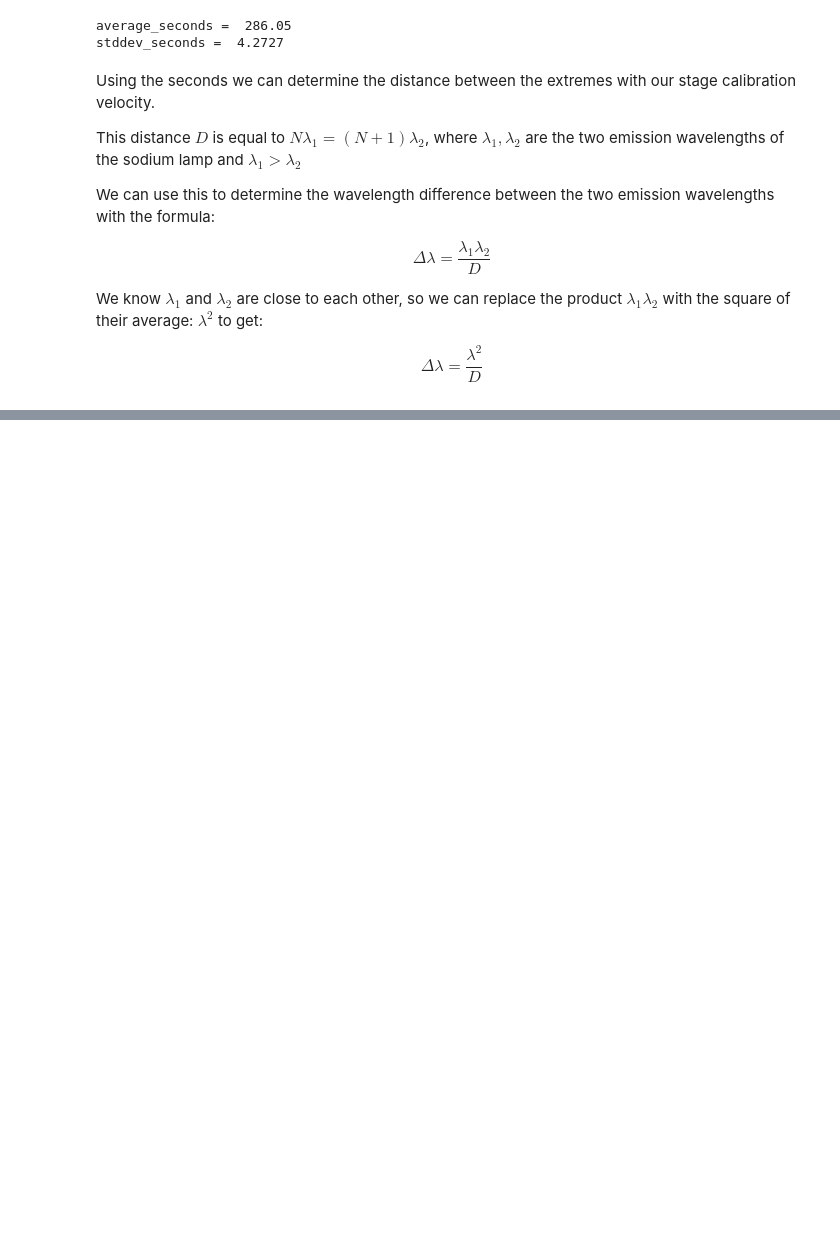
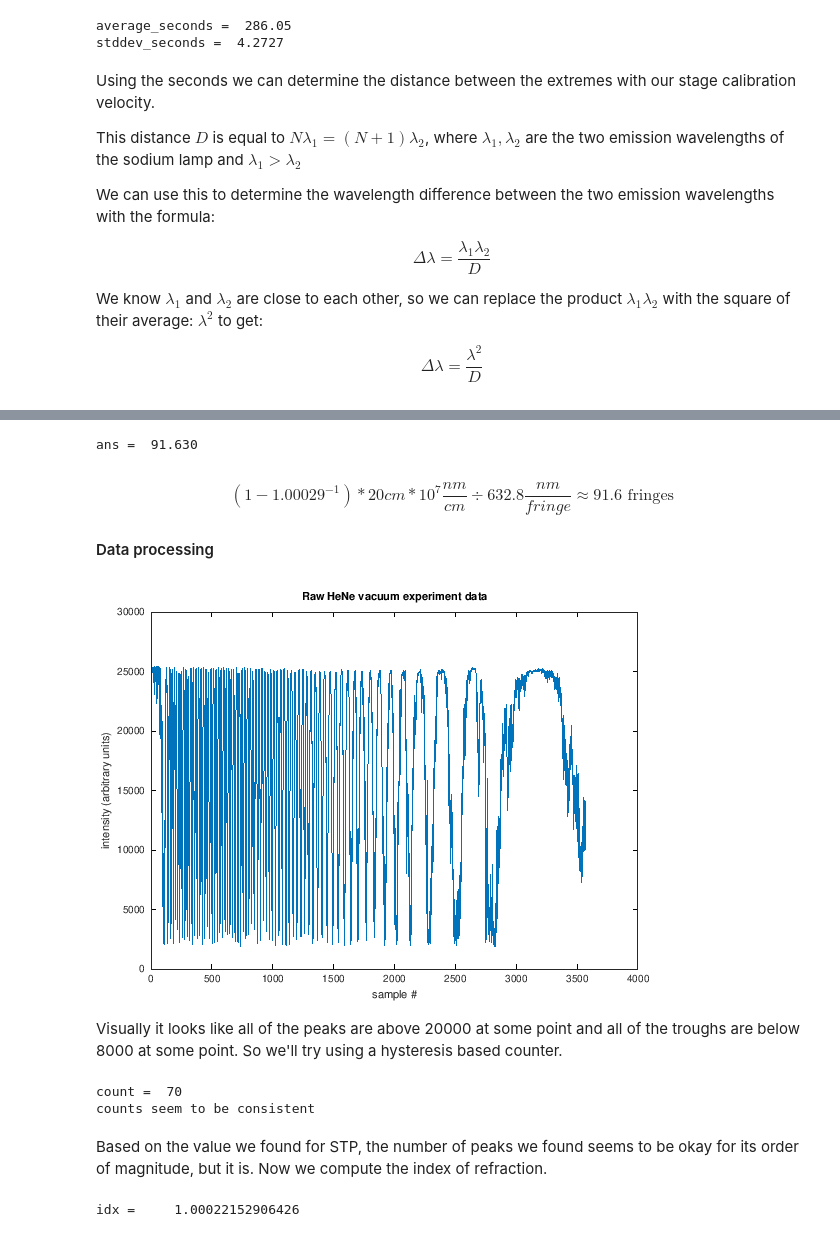
Before and after one commit to jtroo/phys408-lab1, a Jupyter notebook: notebook.ipynb, the cells around one changed output, grey strips where cells are left out. Cells and saved outputs as stored; diff of their text form; code cells hidden in the pictures; blank space fills up the shorter version.

Commit message:
fixed index-air and appended it to notebook

```diff
--- a/notebook.ipynb
+++ b/notebook.ipynb
@@ -204,0 +211,52 @@ $$\Delta\lambda = \frac{\lambda^2}{D}$$
+# %%
+(1-1.00029^-1)*20*10^7/632.8
+# %% [output]
+ans =  91.630
+# %% [markdown]
+$$(1-1.00029^{-1}) * 20cm * 10^7 \frac{nm}{cm} \div 632.8 \frac{nm}{fringe} \approx 91.6 \textrm{ fringes}$$
+
+#### Data processing
+# %%
+v = csvread('test_data-2019-01-23/HeNe-vacuum-120');
+plot(v)
+title('Raw HeNe vacuum experiment data')
+xlabel('sample #')
+ylabel('intensity (arbitrary units)')
+# %% [output]
+[figure, added]
+# %% [markdown]
+Visually it looks like all of the peaks are above 20000 at some point and all of the troughs are below 8000 at some point. So we'll try using a hysteresis based counter.
+# %%
+% count the peaks with hysteresis for counting the max and resetting
+function count = hysteresis_count(low, high, data)
+    count = 0;
+    found_max = 0;
+    for i=1:length(data)
+        if (!found_max && data(i) > 20000)
+            count++;
+            found_max = 1;
+        elseif (found_max && data(i) < 8000)
+            found_max = 0;
+        end
+    end
+end
+
+count = hysteresis_count(8000, 20000, v)
+% perturb hysteresis limits slightly to verify that the count is correct
+if (hysteresis_count(6000, 22000, v) != count ||
+    hysteresis_count(10000, 18000, v) != count)
+    printf 'counts are not the same!!!\n';
+else
+    printf('counts seem to be consistent\n');
+end
+# %% [output]
+count =  70
+counts seem to be consistent
+# %% [markdown]
+Based on the value we found for STP, the number of peaks we found seems to be okay for its order of magnitude, but it is. Now we compute the index of refraction.
+# %%
+n_fringe = 70;
+format long g
+idx = (1 - n_fringe * 632.8 / 10^7 / 20)^-1
+# %% [output]
+idx =     1.00022152906426
```
Also changed, not shown: parts of 2 cells of this notebook, 1 other file.
